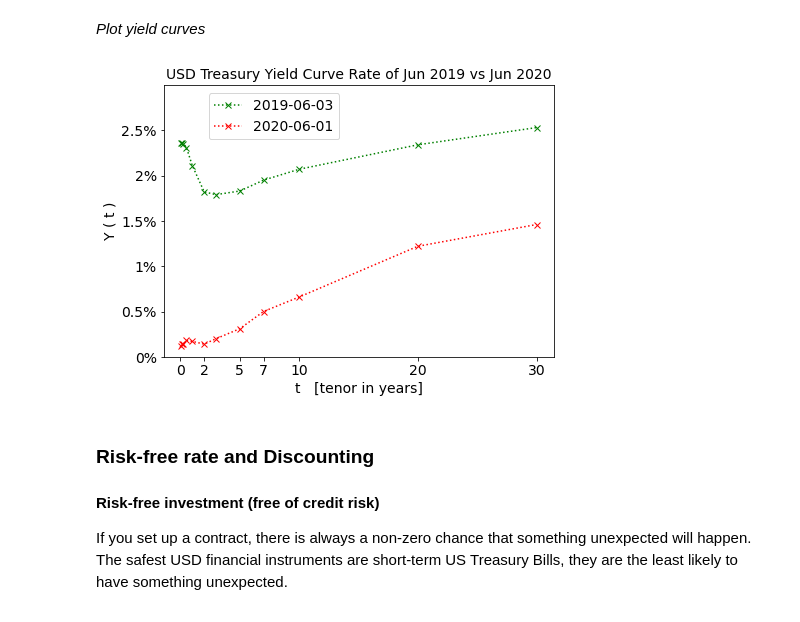
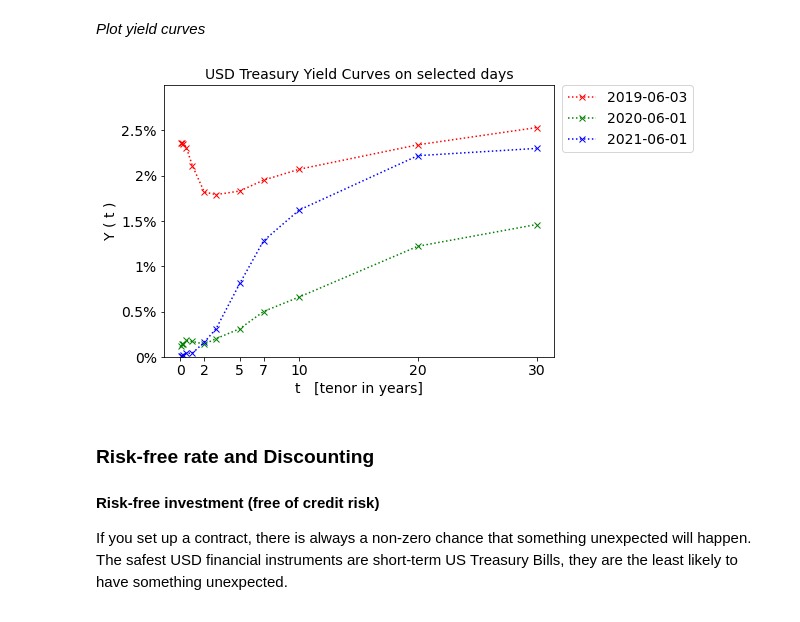
Before and after one commit to fij/btup, a Jupyter notebook: 01 Rates - Introduction.ipynb, the cells around one changed output. Cells and saved outputs as stored; diff of their text form; code cells hidden in the pictures.

Commit message:
included 2021 yield curve

```diff
--- a/01 Rates - Introduction.ipynb
+++ b/01 Rates - Introduction.ipynb
@@ -395,6 +419,7 @@ def tenor_str_to_months(tenor_str):
 def yield_curve_on_date(xml_file, requested_date):
     """Read yield curve data from treasury.gov's xml"""
     y = dict()
+
 
     for entry in ET.parse(xml_file).getroot().findall('{http://www.w3.org/2005/Atom}entry'):
         for content in entry.findall('{http://www.w3.org/2005/Atom}content'):
@@ -415,6 +440,7 @@ def yield_curve_on_date(xml_file, requested_date):
 # Read the two yield curves
 y_2019_06_03 = yield_curve_on_date(os.path.join('data', 'Y_USD_2019_6.xml'), '2019-06-03')
 y_2020_06_01 = yield_curve_on_date(os.path.join('data', 'Y_USD_2020_6.xml'), '2020-06-01')
+y_2021_06_01 = yield_curve_on_date(os.path.join('data', 'Y_USD_2021_6.xml'), '2021-06-01')
 # %% [markdown]
 _Plot yield curves_
 # %%
@@ -422,38 +448,39 @@ import matplotlib.pyplot as plt
 
 
 def compare_yield_curves():
     """
     Plot two yield curves
     """
     # --- settings ---
     fontsize = 14  # font size for the text of the current plot
     xticks = [0, 24, 60, 84, 120, 240, 360]
     yticks = [0, 0.5, 1, 1.5, 2, 2.5]
     ylim = [0, 3]
 
     # --- plotting ---
-    plt.plot(*zip(*sorted(y_2019_06_03.items())), 'gx:', markersize=6, label='2019-06-03')
-    plt.plot(*zip(*sorted(y_2020_06_01.items())), 'rx:', markersize=6, label='2020-06-01')
-    plt.title('USD Treasury Yield Curve Rate of Jun 2019 vs Jun 2020', fontsize=fontsize)
+    plt.plot(*zip(*sorted(y_2019_06_03.items())), 'rx:', markersize=6, label='2019-06-03')
+    plt.plot(*zip(*sorted(y_2020_06_01.items())), 'gx:', markersize=6, label='2020-06-01')
+    plt.plot(*zip(*sorted(y_2021_06_01.items())), 'bx:', markersize=6, label='2021-06-01')
+    plt.title('USD Treasury Yield Curves on selected days', fontsize=fontsize)
     plt.xlabel('t   [tenor in years]', fontsize=fontsize)
     plt.ylabel('Y ( t )', fontsize=fontsize)
     ax = plt.gca()
     ax.set_xticks(xticks)
     ax.set_xticklabels([str(int(tenor_measured_in_months/12)) for tenor_measured_in_months in xticks],
                        fontsize=fontsize)
     ax.set_yticks(yticks)
     ax.set_yticklabels([str(y)+'%' for y in yticks], fontsize=fontsize)
     ax.set_ylim(ylim)
-    plt.legend(bbox_to_anchor=(0.45, 0.97), loc=1, borderaxespad=0., fontsize=fontsize)
+    plt.legend(bbox_to_anchor=(1.02, 1), loc=2, borderaxespad=0., fontsize=fontsize)
 
     fig = plt.gcf()
     fig.set_size_inches([7, 5])
     plt.show()
 
 
 compare_yield_curves()
 # %% [output]
-[figure, old version]
+[figure, new version]
 # %% [markdown]
 ### Risk-free rate and Discounting
 #### Risk-free investment (free of credit risk)
```
Also changed, not shown: parts of 3 cells of this notebook, 1 other file.
